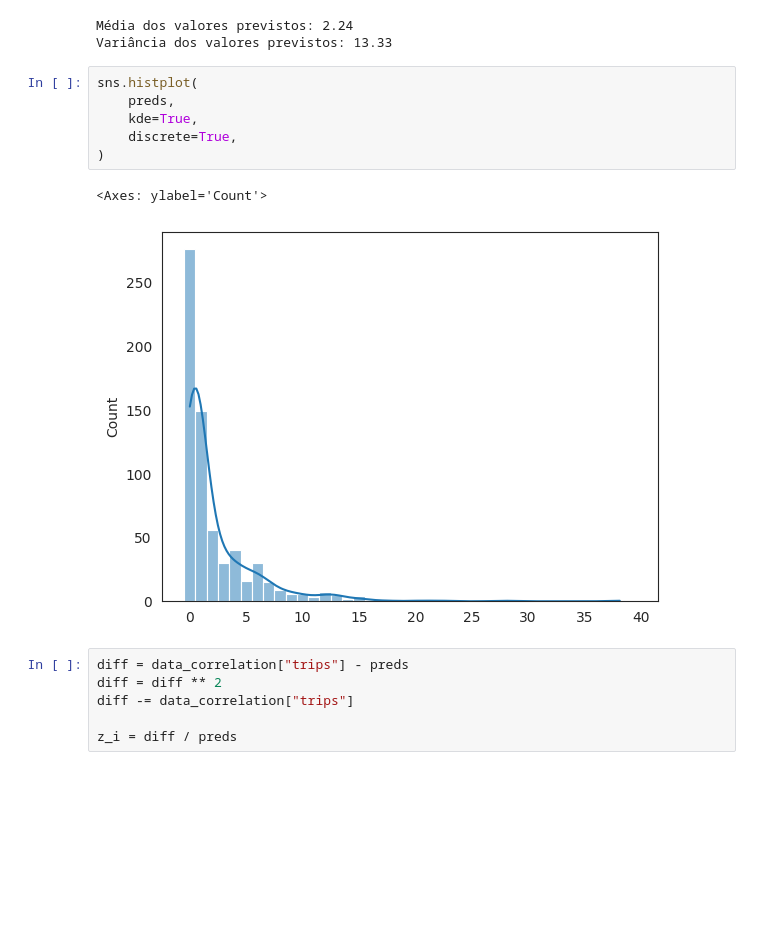
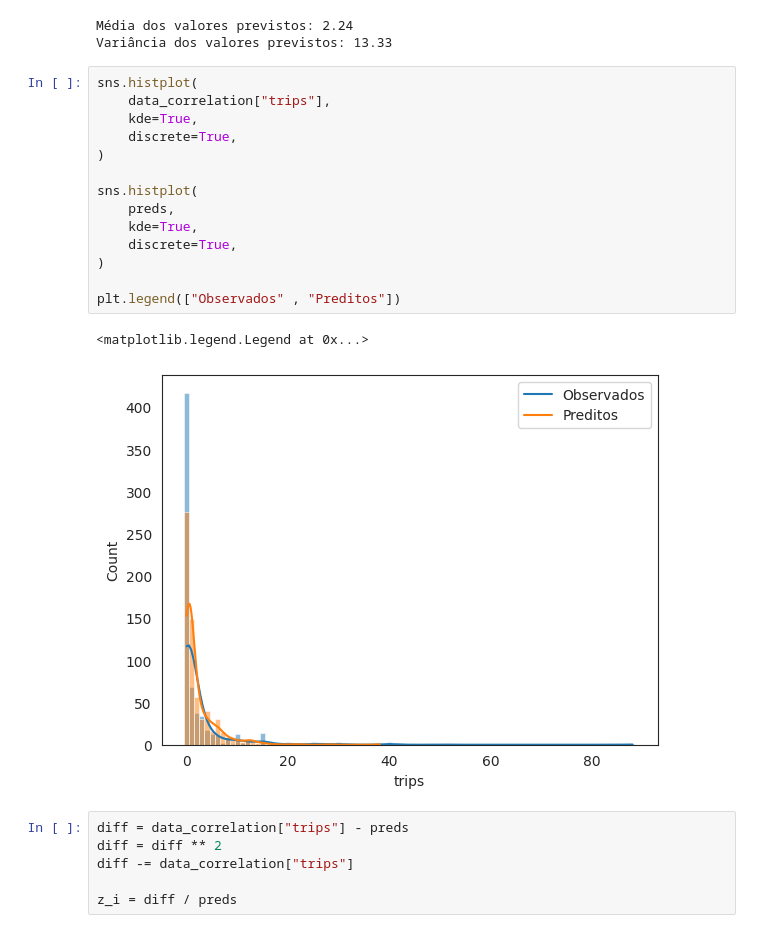
Before and after one commit to scrocha/modelagem-estatistica-A2, a Jupyter notebook: trabalho.ipynb, the cells around one changed output. Drawn from its saved outputs; the diff is of its cells as text; blank space fills up the shorter version.

```diff
--- a/trabalho.ipynb
+++ b/trabalho.ipynb
@@ -733,14 +733,22 @@ print(f"Variância dos valores previstos: {preds_var:.2f}")
 Média dos valores previstos: 2.24
 Variância dos valores previstos: 13.33
 # %%
+sns.histplot(
+    data_correlation["trips"],
+    kde=True,
+    discrete=True,
+)
+
 sns.histplot(
     preds,
     kde=True,
     discrete=True,
 )
+
+plt.legend(["Observados" , "Preditos"])
 # %% [output]
-<Axes: ylabel='Count'>
+<matplotlib.legend.Legend at 0x...>
-[figure, old version]
+[figure, new version]
 # %%
 diff = data_correlation["trips"] - preds
 diff = diff ** 2
```
Also changed, not shown: parts of 9 cells of this notebook.
